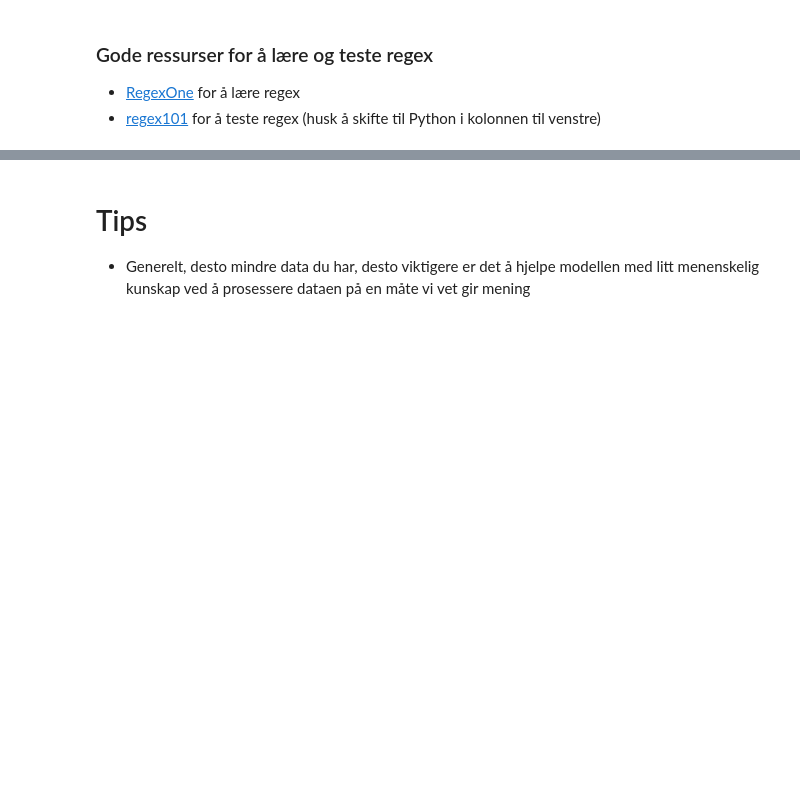
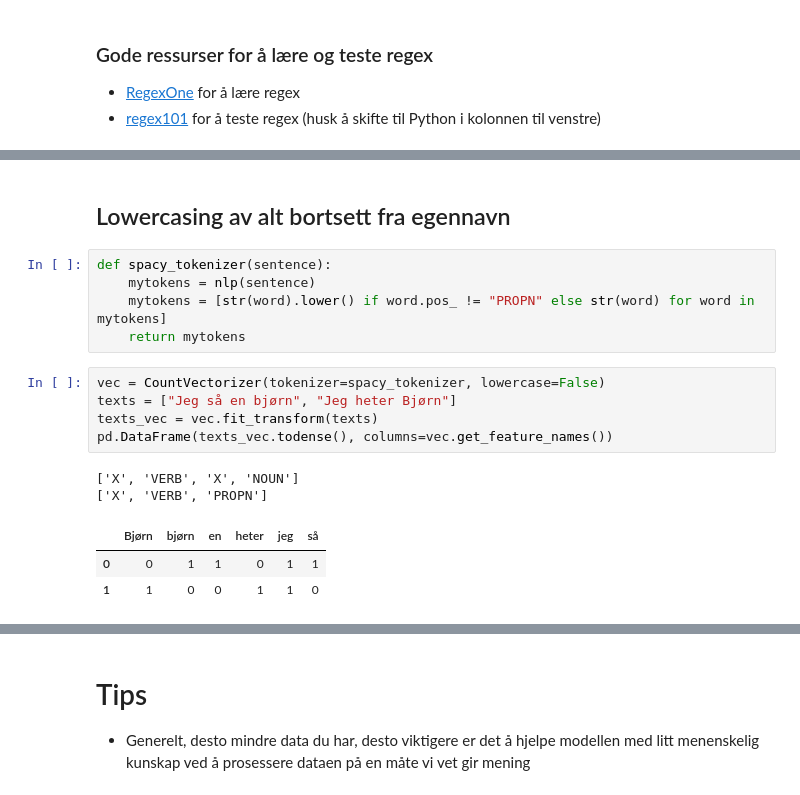
Before and after one commit to peterts/nlp-intro, a Jupyter notebook: notebooks/Presentation.ipynb, the cells around one changed output, grey strips where cells are left out. Drawn from its saved outputs; the diff is of its cells as text; blank space fills up the shorter version.

```diff
--- a/notebooks/Presentation.ipynb
+++ b/notebooks/Presentation.ipynb
@@ -1287,0 +1541,18 @@ re.sub("ha", lambda x: x.group().upper(), "Det var morsomt hahaha")
+# %% [markdown]
+## Lowercasing av alt bortsett fra egennavn
+# %%
+def spacy_tokenizer(sentence):
+    mytokens = nlp(sentence)
+    mytokens = [str(word).lower() if word.pos_ != "PROPN" else str(word) for word in mytokens]
+    return mytokens
+# %%
+vec = CountVectorizer(tokenizer=spacy_tokenizer, lowercase=False)
+texts = ["Jeg så en bjørn", "Jeg heter Bjørn"]
+texts_vec = vec.fit_transform(texts)
+pd.DataFrame(texts_vec.todense(), columns=vec.get_feature_names())
+# %% [output]
+['X', 'VERB', 'X', 'NOUN']
+['X', 'VERB', 'PROPN']
+|  | Bjørn | bjørn | en | heter | jeg | så |
+| 0 | 0 | 1 | 1 | 0 | 1 | 1 |
+| 1 | 1 | 0 | 0 | 1 | 1 | 0 |
```
Also changed, not shown: parts of 95 cells of this notebook, 6 other files.
